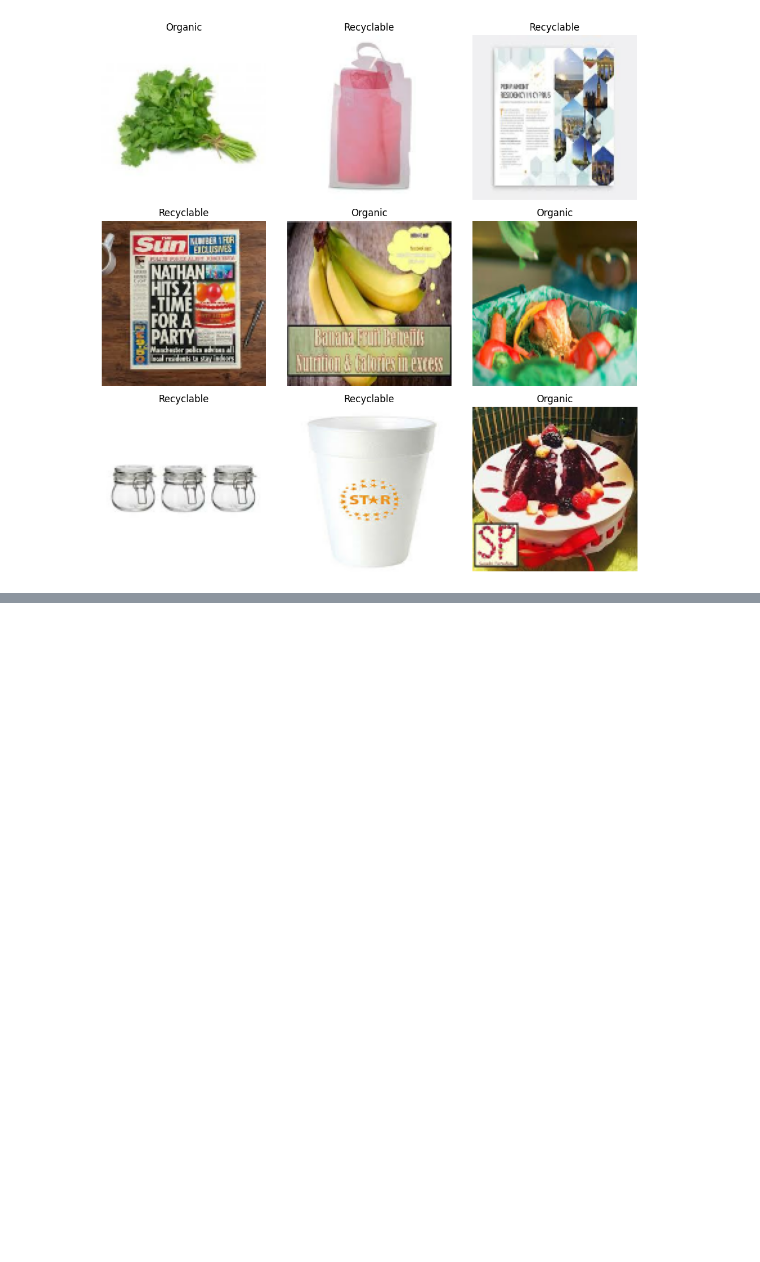
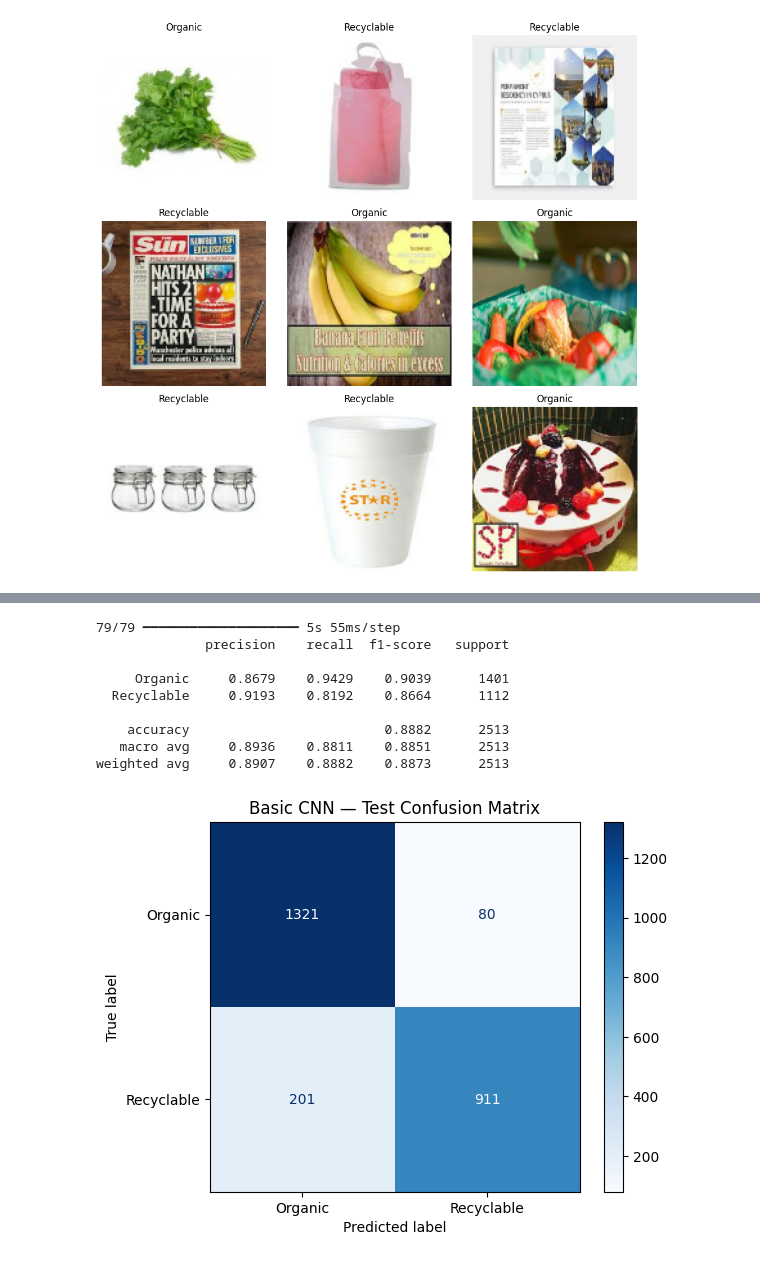
Before and after one commit to Alan09G/DS2-Group-Project, a Jupyter notebook: DS2_Group27_Project.ipynb, the cells around one changed output, grey strips where cells are left out. Saved outputs shown, nothing was run; the diff lists cells and outputs as text; code cells hidden in the pictures; blank space fills up the shorter version.

```diff
--- a/DS2_Group27_Project.ipynb
+++ b/DS2_Group27_Project.ipynb
@@ -179,0 +281,13 @@ rfc_model.save("/tmp/rfc_model.ydf")
+# %%
+early_stop = tf.keras.callbacks.EarlyStopping(
+    monitor="val_loss",
+    patience=3,
+    restore_best_weights=True
+)
+
+cnn_history = cnn_model.fit(
+    train_ds,
+    validation_data=val_ds,
+    epochs=10,
+    callbacks=[early_stop]
+)
@@ -179,0 +318,40 @@ rfc_model.save("/tmp/rfc_model.ydf")
+# %%
+from sklearn.metrics import classification_report, ConfusionMatrixDisplay
+
+# Test data uses shuffle=False, so labels and predictions stay aligned
+y_true = np.concatenate([
+    labels.numpy().ravel() for images, labels in test_ds
+]).astype(int)
+
+cnn_probabilities = cnn_model.predict(test_ds).ravel()
+cnn_predictions = (cnn_probabilities >= 0.5).astype(int)
+
+print(classification_report(
+    y_true,
+    cnn_predictions,
+    labels=[0, 1],
+    target_names=["Organic", "Recyclable"],
+    digits=4,
+    zero_division=0
+))
+
+ConfusionMatrixDisplay.from_predictions(
+    y_true,
+    cnn_predictions,
+    labels=[0, 1],
+    display_labels=["Organic", "Recyclable"],
+    cmap="Blues"
+)
+plt.title("Basic CNN — Test Confusion Matrix")
+plt.show()
+# %% [output]
+79/79 ━━━━━━━━━━━━━━━━━━━━ 5s 55ms/step
+              precision    recall  f1-score   support
+
+     Organic     0.8679    0.9429    0.9039      1401
+  Recyclable     0.9193    0.8192    0.8664      1112
+
+    accuracy                         0.8882      2513
+   macro avg     0.8936    0.8811    0.8851      2513
+weighted avg     0.8907    0.8882    0.8873      2513
+[figure, added]
```
Also changed, not shown: parts of 21 cells of this notebook.
